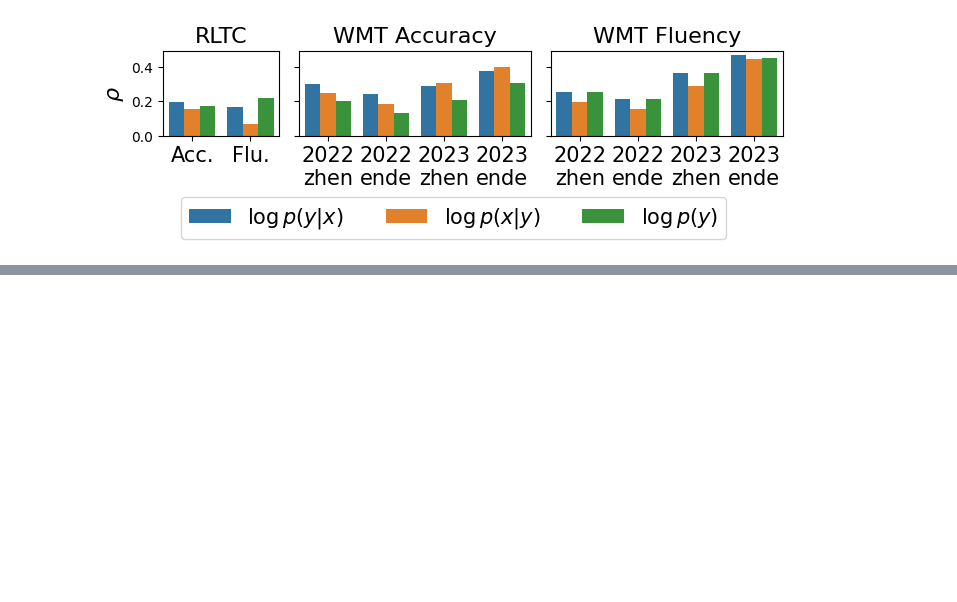
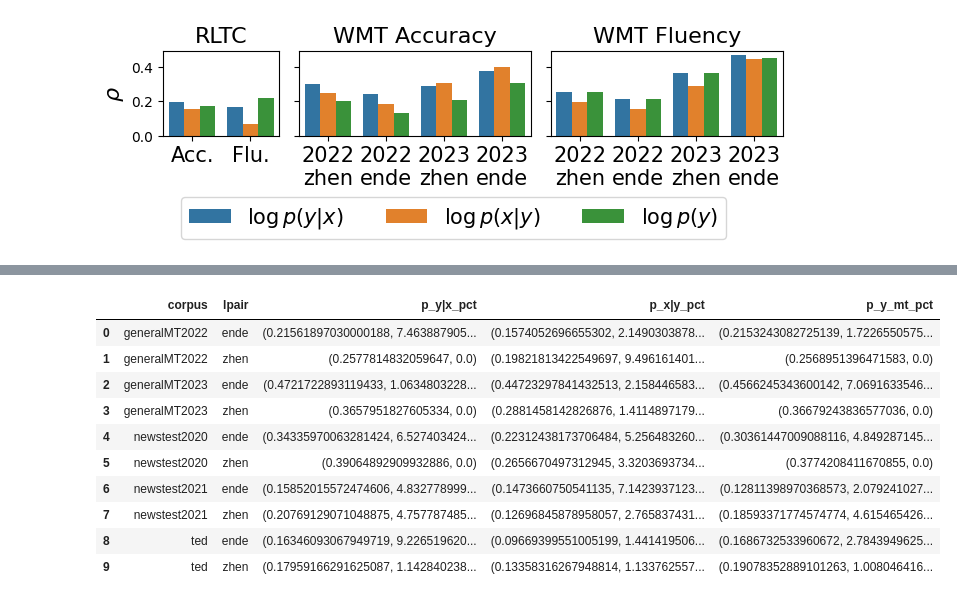
Before and after one commit to ZhengWeiLim/accuracy-fluency-tradeoff, a Jupyter notebook: tradeoff-analysis-clean.ipynb, the cells around one changed output, grey strips where cells are left out. Drawn from its saved outputs; the diff is of its cells as text; code cells hidden in the pictures; blank space fills up the shorter version.

```diff
--- a/tradeoff-analysis-clean.ipynb
+++ b/tradeoff-analysis-clean.ipynb
@@ -680,0 +715,14 @@ plt.savefig('figures/prob-acc-flu-bar.pdf', bbox_inches='tight', dpi=1200, forma
+# %%
+mqm_flu_corr
+# %% [output]
+|  | corpus | lpair | p_y|x_pct | p_x|y_pct | p_y_mt_pct |
+| 0 | generalMT2022 | ende | (0.21561897030000188, 7.463887905... | (0.1574052696655302, 2.1490303878... | (0.2153243082725139, 1.7226550575... |
+| 1 | generalMT2022 | zhen | (0.2577814832059647, 0.0) | (0.19821813422549697, 9.496161401... | (0.2568951396471583, 0.0) |
+| 2 | generalMT2023 | ende | (0.4721722893119433, 1.0634803228... | (0.44723297841432513, 2.158446583... | (0.4566245343600142, 7.0691633546... |
+| 3 | generalMT2023 | zhen | (0.3657951827605334, 0.0) | (0.2881458142826876, 1.4114897179... | (0.36679243836577036, 0.0) |
+| 4 | newstest2020 | ende | (0.34335970063281424, 6.527403424... | (0.22312438173706484, 5.256483260... | (0.30361447009088116, 4.849287145... |
+| 5 | newstest2020 | zhen | (0.39064892909932886, 0.0) | (0.2656670497312945, 3.3203693734... | (0.3774208411670855, 0.0) |
+| 6 | newstest2021 | ende | (0.15852015572474606, 4.832778999... | (0.1473660750541135, 7.1423937123... | (0.12811398970368573, 2.079241027... |
+| 7 | newstest2021 | zhen | (0.20769129071048875, 4.757787485... | (0.12696845878958057, 2.765837431... | (0.18593371774574774, 4.615465426... |
+| 8 | ted | ende | (0.16346093067949719, 9.226519620... | (0.09669399551005199, 1.441419506... | (0.1686732533960672, 2.7843949625... |
+| 9 | ted | zhen | (0.17959166291625087, 1.142840238... | (0.13358316267948814, 1.133762557... | (0.19078352889101263, 1.008046416... |
```
Also changed, not shown: parts of 2 cells of this notebook.
